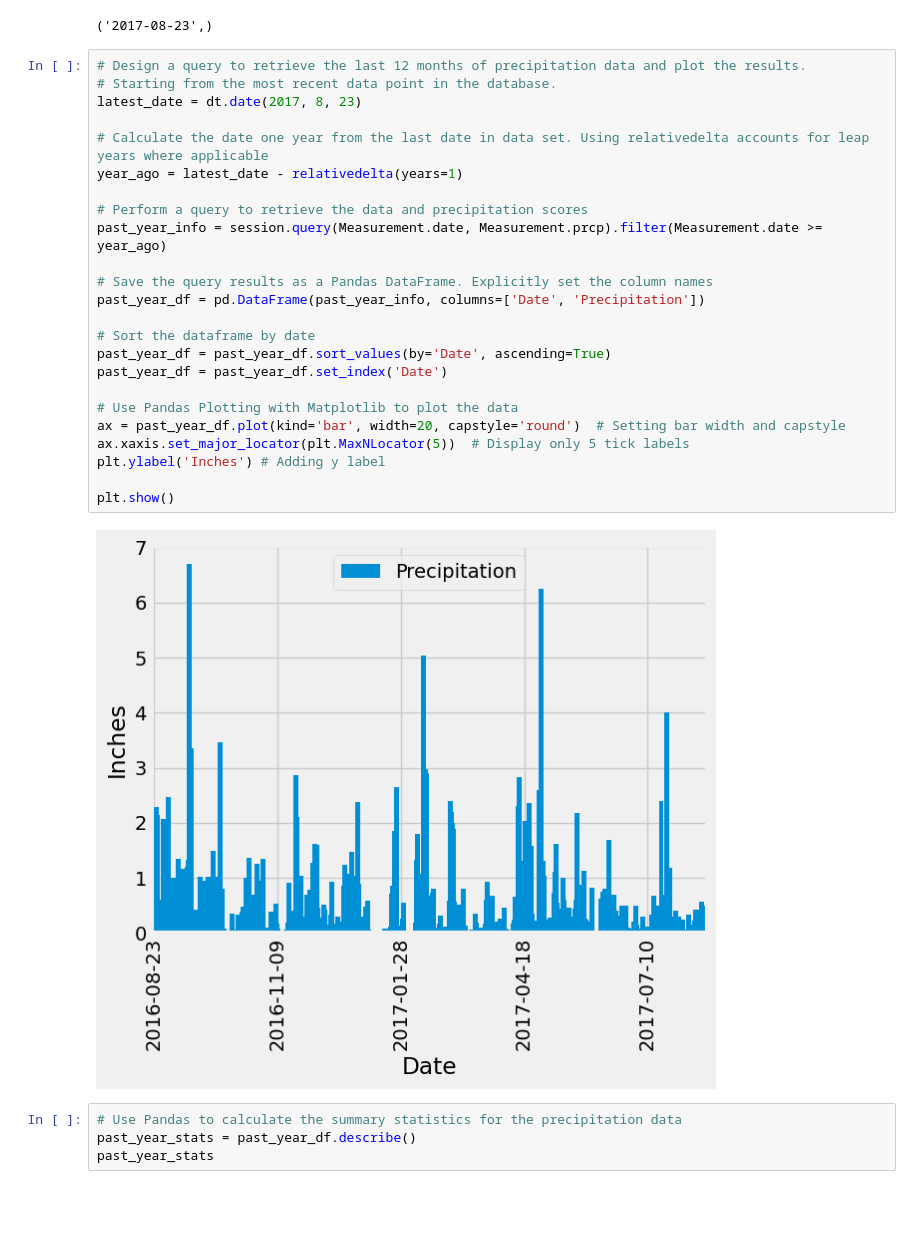
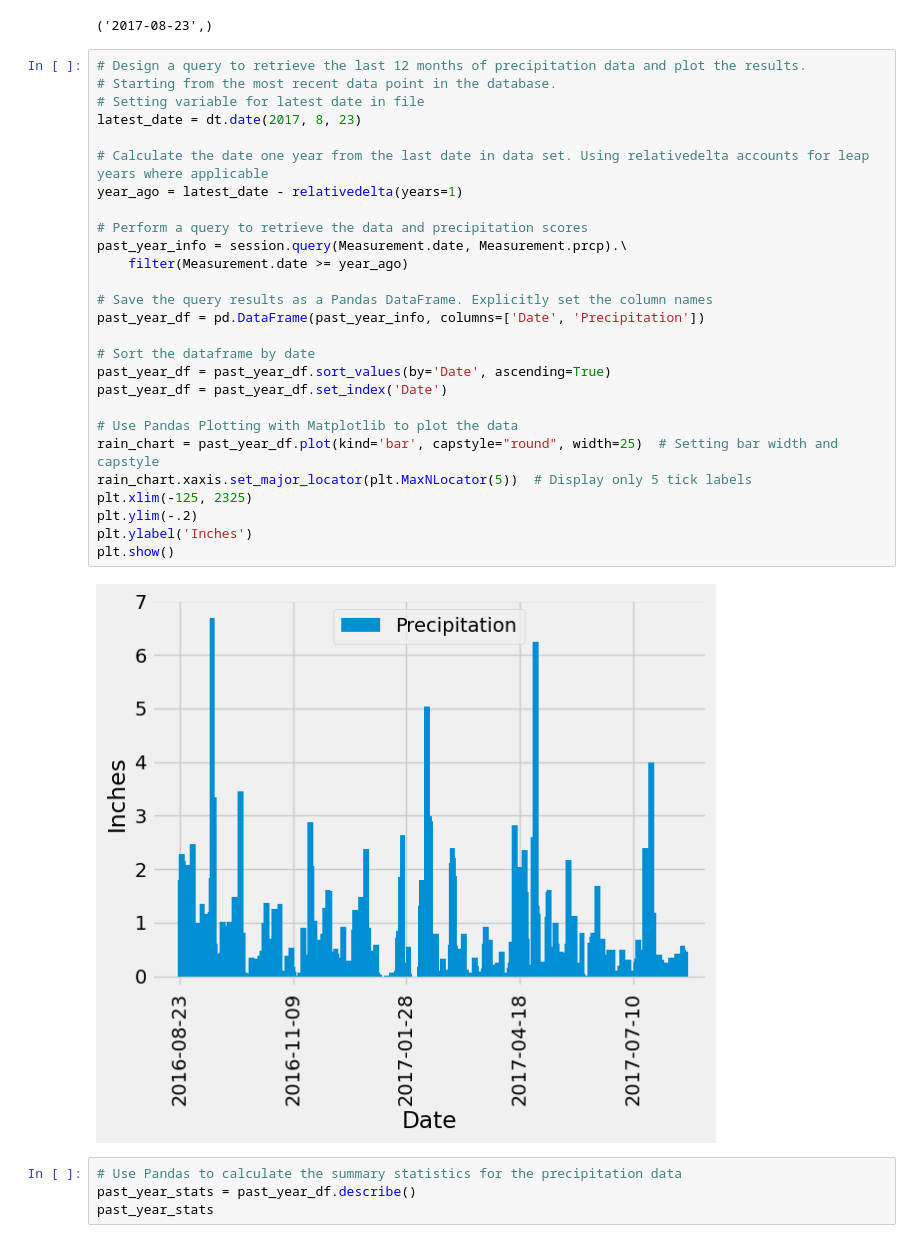
Before and after one commit to tokarczykbl/sqlalchemy-challenge, a Jupyter notebook: SurfsUp/climate_starter.ipynb, the cells around one changed output. Saved outputs shown, nothing was run; the diff lists cells and outputs as text; blank space fills up the shorter version.

```diff
--- a/SurfsUp/climate_starter.ipynb
+++ b/SurfsUp/climate_starter.ipynb
@@ -73,29 +73,32 @@ session.query(Measurement.date).order_by(Measurement.date.desc()).first()
 # %%
 # Design a query to retrieve the last 12 months of precipitation data and plot the results.
 # Starting from the most recent data point in the database.
+# Setting variable for latest date in file
 latest_date = dt.date(2017, 8, 23)
 
 # Calculate the date one year from the last date in data set. Using relativedelta accounts for leap years where applicable
 year_ago = latest_date - relativedelta(years=1)
 
 # Perform a query to retrieve the data and precipitation scores
-past_year_info = session.query(Measurement.date, Measurement.prcp).filter(Measurement.date >= year_ago)
+past_year_info = session.query(Measurement.date, Measurement.prcp).\
+    filter(Measurement.date >= year_ago)
 
 # Save the query results as a Pandas DataFrame. Explicitly set the column names
 past_year_df = pd.DataFrame(past_year_info, columns=['Date', 'Precipitation'])
 
 # Sort the dataframe by date
 past_year_df = past_year_df.sort_values(by='Date', ascending=True)
 past_year_df = past_year_df.set_index('Date')
 
 # Use Pandas Plotting with Matplotlib to plot the data
-ax = past_year_df.plot(kind='bar', width=20, capstyle='round')  # Setting bar width and capstyle
-ax.xaxis.set_major_locator(plt.MaxNLocator(5))  # Display only 5 tick labels
-plt.ylabel('Inches') # Adding y label
-
+rain_chart = past_year_df.plot(kind='bar', capstyle="round", width=25)  # Setting bar width and capstyle
+rain_chart.xaxis.set_major_locator(plt.MaxNLocator(5))  # Display only 5 tick labels
+plt.xlim(-125, 2325)
+plt.ylim(-.2)
+plt.ylabel('Inches')
 plt.show()
 # %% [output]
-[figure, old version]
+[figure, new version]
 # %%
 # Use Pandas to calculate the summary statistics for the precipitation data
 past_year_stats = past_year_df.describe()
```
Also changed, not shown: parts of 6 cells of this notebook.
